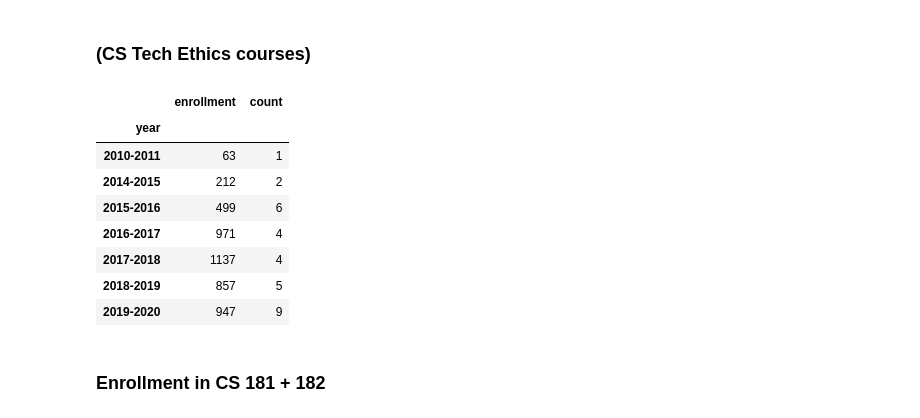
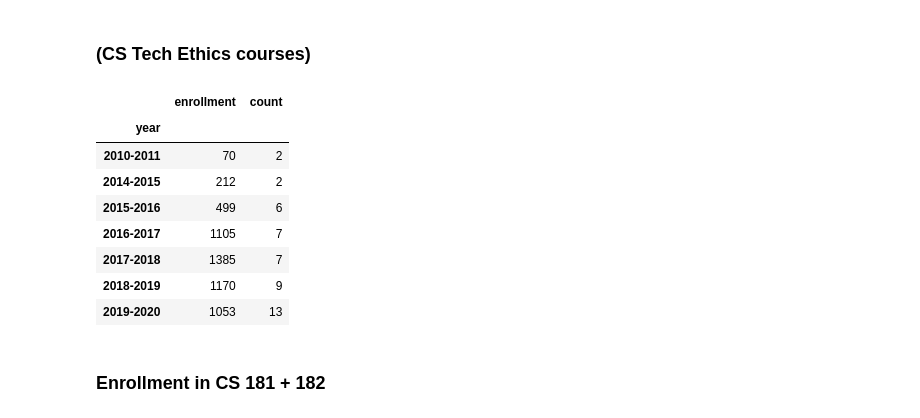
Before and after one commit to TheStanfordDaily/StanfordDaily-DataViz, a Jupyter notebook: projects/2021-01-explore-courses/explorecourses_eda.ipynb, the cells around one changed output. Cells and saved outputs as stored; diff of their text form; code cells hidden in the pictures.

```diff
--- a/projects/2021-01-explore-courses/explorecourses_eda.ipynb
+++ b/projects/2021-01-explore-courses/explorecourses_eda.ipynb
@@ -598,21 +629,20 @@ fig.savefig('tech_ethics_count.png', format='png')
 # %% [markdown]
 ### (CS Tech Ethics courses)
 # %%
-cs_tech_ethics = year_enrollment_df.loc[(year_enrollment_df['tech_description'] > 0)\
-                                        &(year_enrollment_df['subject'] == 'CS')\
+cs_tech_ethics = year_enrollment_df.loc[(year_enrollment_df['subject'] == 'CS')\
                                        &(year_enrollment_df['ethics_description'] > 0)]
 cs_tech_ethics = cs_tech_ethics.groupby('year').agg({'enrollment':'sum', 'code':'count'}).rename(columns = {'code':'count'})
 cs_tech_ethics
 # %% [output]
 |  | enrollment | count |
 | year |  |  |
-| 2010-2011 | 63 | 1 |
+| 2010-2011 | 70 | 2 |
 | 2014-2015 | 212 | 2 |
 | 2015-2016 | 499 | 6 |
-| 2016-2017 | 971 | 4 |
-| 2017-2018 | 1137 | 4 |
-| 2018-2019 | 857 | 5 |
-| 2019-2020 | 947 | 9 |
+| 2016-2017 | 1105 | 7 |
+| 2017-2018 | 1385 | 7 |
+| 2018-2019 | 1170 | 9 |
+| 2019-2020 | 1053 | 13 |
 # %% [markdown]
 ### Enrollment in CS 181 + 182
 # %%
```
Also changed, not shown: parts of 10 cells of this notebook, 3 other files.
